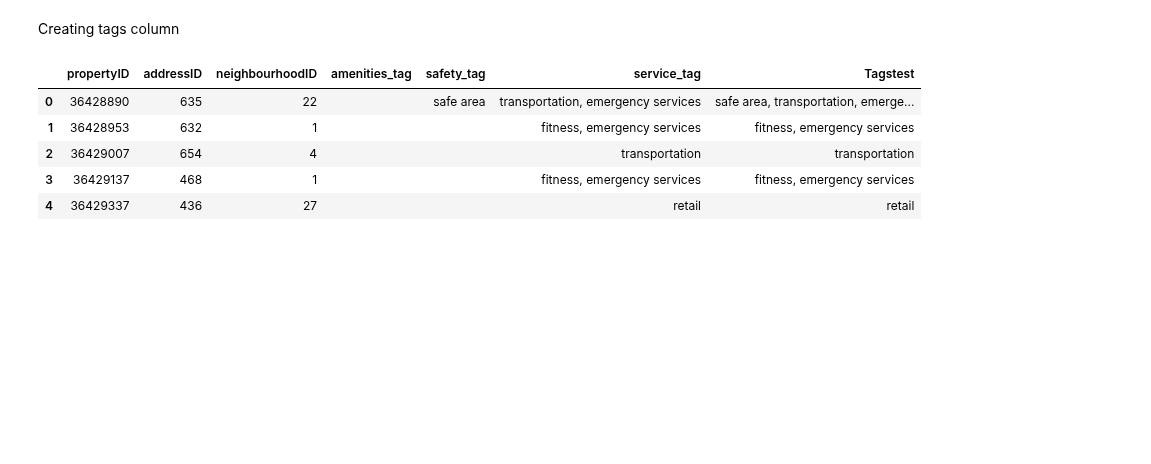
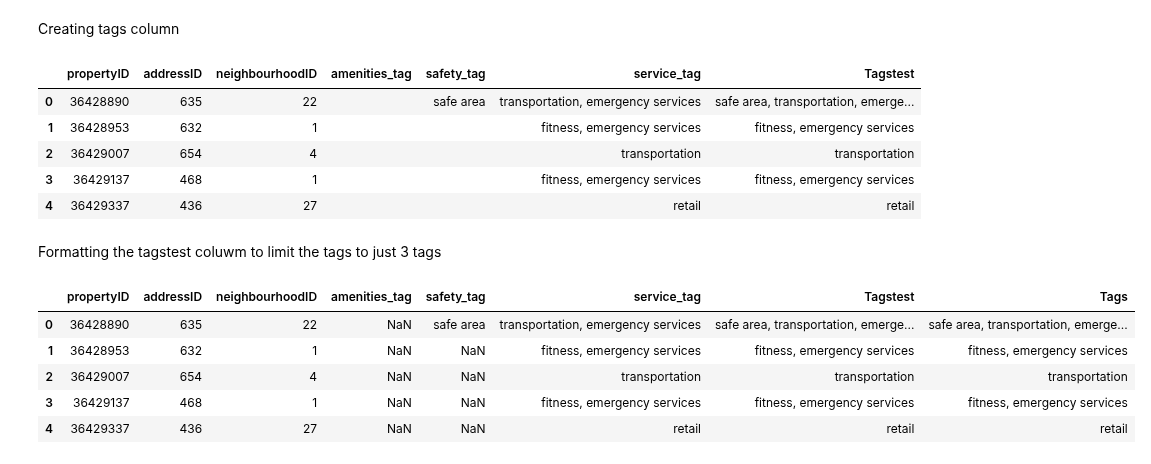
Before and after one commit to oisintheginger/mscfinalproject, a Jupyter notebook: Documents/Stephen_Workspace/Tagging System.ipynb, the cells around one changed output. Cells and saved outputs as stored; diff of their text form; code cells hidden in the pictures; blank space fills up the shorter version.

```diff
--- a/Documents/Stephen_Workspace/Tagging System.ipynb
+++ b/Documents/Stephen_Workspace/Tagging System.ipynb
@@ -721,3 +721,30 @@ Updated_Tagstable.head()
 | 4 | 36429337 | 436 | 27 |  |  | retail | retail |
 # %%
 Updated_Tagstable.to_csv("test_Tagstable.csv", index=False)
+# %% [markdown]
+Formatting the tagstest coluwm to limit the tags to just 3 tags
+# %%
+Updated_Tagstable = pd.read_csv("test_Tagstable.csv")
+
+def process_tags(tags):
+    # Split the tags into a list
+    tag_list = [tag.strip() for tag in tags.split(',')]
+
+    # If there are 3 or fewer tags, return the original list
+    if len(tag_list) <= 3:
+        return ', '.join(tag_list)
+    else:
+        # Keep the first two tags and replace the rest with 'Multiple Services'
+        return ', '.join(tag_list[:2] + ['Multiple Services'])
+
+# Apply the function to the specified column
+Updated_Tagstable['Tags'] = Updated_Tagstable['Tagstest'].apply(process_tags)
+
+Updated_Tagstable.head()
+# %% [output]
+|  | propertyID | addressID | neighbourhoodID | amenities_tag | safety_tag | service_tag | Tagstest | Tags |
+| 0 | 36428890 | 635 | 22 | NaN | safe area | transportation, emergency services | safe area, transportation, emerge... | safe area, transportation, emerge... |
+| 1 | 36428953 | 632 | 1 | NaN | NaN | fitness, emergency services | fitness, emergency services | fitness, emergency services |
+| 2 | 36429007 | 654 | 4 | NaN | NaN | transportation | transportation | transportation |
+| 3 | 36429137 | 468 | 1 | NaN | NaN | fitness, emergency services | fitness, emergency services | fitness, emergency services |
+| 4 | 36429337 | 436 | 27 | NaN | NaN | retail | retail | retail |
```
Also changed, not shown: parts of 1 cell of this notebook.
